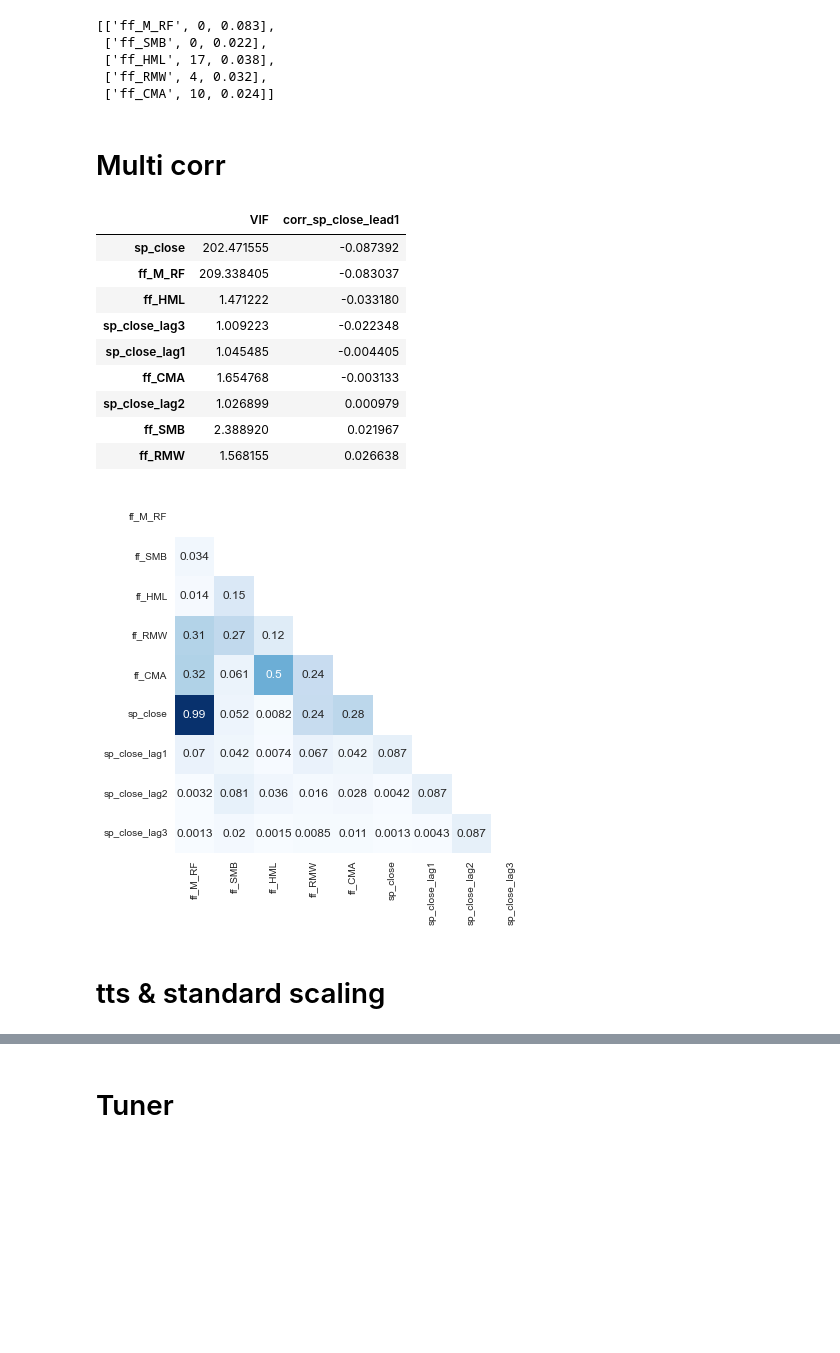
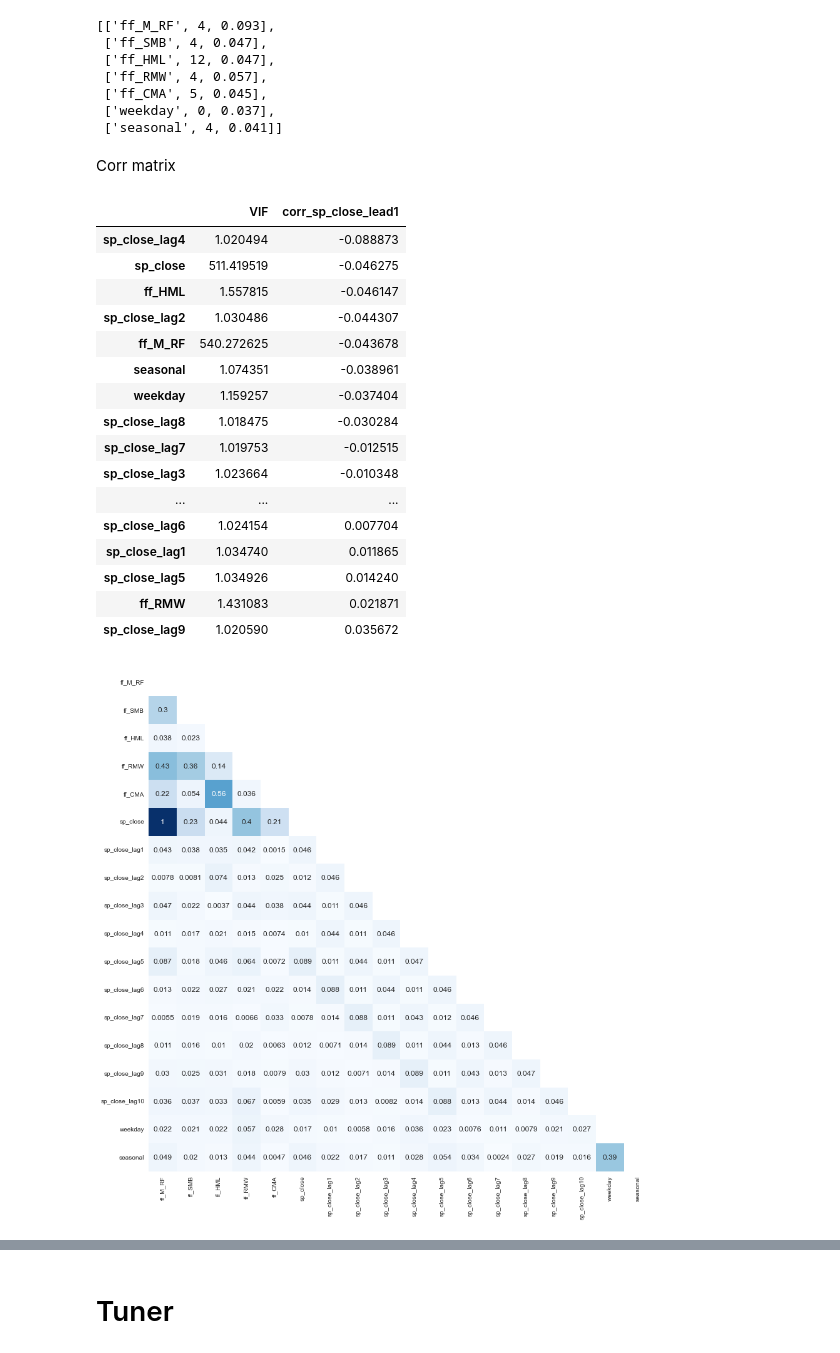
Before and after one commit to lukasgrahl/bachelor, a Jupyter notebook: notebooks/3.2-lgbm_model.ipynb, the cells around one changed output, grey strips where cells are left out. Drawn from its saved outputs; the diff is of its cells as text; code cells hidden in the pictures; blank space fills up the shorter version.

Commit message:
adjusted for training daily returns excl sent, TRAINIG STATE 3

```diff
--- a/notebooks/3.2-lgbm_model.ipynb
+++ b/notebooks/3.2-lgbm_model.ipynb
@@ -78,0 +145,13 @@ df_ws = df_w[cols + [data_dict["model_features"]["predicted"]]].copy()
+# %%
+# get seasonality by weekday
+X_train_sea["seasonal"] = sd.seasonal
+data_dict["model_features"].update(weekday_seasonality= dict(zip(X_train_sea.groupby("weekday").seasonal.first().index, X_train_sea.groupby("weekday").seasonal.first().values)))
+# %%
+# map sesonality to data
+_ = pd.Series(X_test.index).apply(lambda x: data_dict["model_features"]["datetime_ind"][x])
+X_test["seasonal"] = is_day(_).map(data_dict["model_features"]["weekday_seasonality"]).values
+
+_ = pd.Series(X_train.index).apply(lambda x: data_dict["model_features"]["datetime_ind"][x])
+X_train["seasonal"] = is_day(_).map(data_dict["model_features"]["weekday_seasonality"]).values
+# %%
+cols.append("seasonal")
@@ -78,0 +160,3 @@ df_ws = df_w[cols + [data_dict["model_features"]["predicted"]]].copy()
+# %%
+# merging X, y for analysis purposes
+X_train = pd.concat([X_train, y_train], axis=1)
@@ -79,15 +165,16 @@ df_ws = df_w[cols + [data_dict["model_features"]["predicted"]]].copy()
 # %%
-df_cross_corr(df_ws,
-              # cols,
+df_cross_corr(X_train,
               [item for item in cols if item not in data_dict["data"]["sp_cols"]],
               data_dict["model_features"]["predicted"],
               show_plot=False,
               no_lags=20,
               figsize=(6, 3))
 # %% [output]
-[['ff_M_RF', 0, 0.083],
- ['ff_SMB', 0, 0.022],
- ['ff_HML', 17, 0.038],
- ['ff_RMW', 4, 0.032],
- ['ff_CMA', 10, 0.024]]
+[['ff_M_RF', 4, 0.093],
+ ['ff_SMB', 4, 0.047],
+ ['ff_HML', 12, 0.047],
+ ['ff_RMW', 4, 0.057],
+ ['ff_CMA', 5, 0.045],
+ ['weekday', 0, 0.037],
+ ['seasonal', 4, 0.041]]
 # %%
@@ -99,2 +200,2 @@ df_cross_corr(df_ws,
 # %% [markdown]
-# Multi corr
+Corr matrix
@@ -101,20 +205,31 @@ df_cross_corr(df_ws,
 # %%
 # only rely on correlation not vif
-corr_heatmap(df_ws,
+corr_heatmap(X_train,
              cols,
+             # size_factor=1,
              show_fig=True)
-get_variance_inflation_factor(df_ws, cols, col_pred=data_dict["model_features"]["predicted"])
+
+get_variance_inflation_factor(
+                              X_train,
+                              # pd.concat([X_test, y_test], axis=1),
+                              cols,
+                              col_pred=data_dict["model_features"]["predicted"])
 # %% [output]
 |  | VIF | corr_sp_close_lead1 |
-| sp_close | 202.471555 | -0.087392 |
-| ff_M_RF | 209.338405 | -0.083037 |
-| ff_HML | 1.471222 | -0.033180 |
-| sp_close_lag3 | 1.009223 | -0.022348 |
-| sp_close_lag1 | 1.045485 | -0.004405 |
-| ff_CMA | 1.654768 | -0.003133 |
-| sp_close_lag2 | 1.026899 | 0.000979 |
-| ff_SMB | 2.388920 | 0.021967 |
-| ff_RMW | 1.568155 | 0.026638 |
+| sp_close_lag4 | 1.020494 | -0.088873 |
+| sp_close | 511.419519 | -0.046275 |
+| ff_HML | 1.557815 | -0.046147 |
+| sp_close_lag2 | 1.030486 | -0.044307 |
+| ff_M_RF | 540.272625 | -0.043678 |
+| seasonal | 1.074351 | -0.038961 |
+| weekday | 1.159257 | -0.037404 |
+| sp_close_lag8 | 1.018475 | -0.030284 |
+| sp_close_lag7 | 1.019753 | -0.012515 |
+| sp_close_lag3 | 1.023664 | -0.010348 |
+| ... | ... | ... |
+| sp_close_lag6 | 1.024154 | 0.007704 |
+| sp_close_lag1 | 1.034740 | 0.011865 |
+| sp_close_lag5 | 1.034926 | 0.014240 |
+| ff_RMW | 1.431083 | 0.021871 |
+| sp_close_lag9 | 1.020590 | 0.035672 |
-[figure, old version]
+[figure, new version]
-# %% [markdown]
-# tts & standard scaling
```
Also changed, not shown: parts of 34 cells of this notebook, 8 other files.
